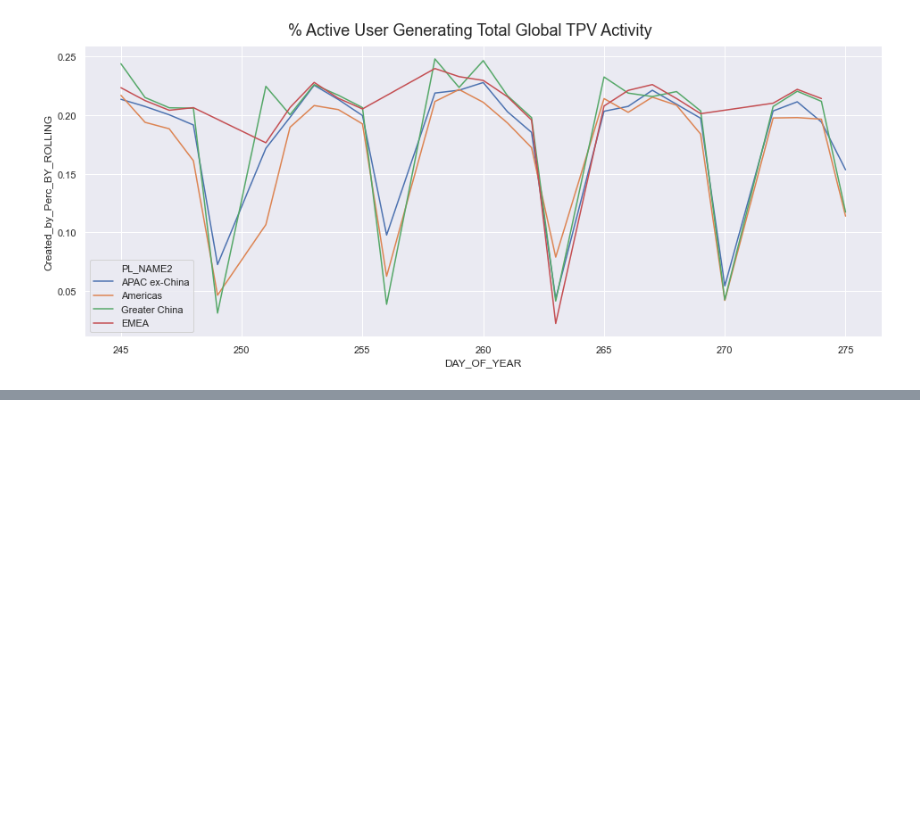
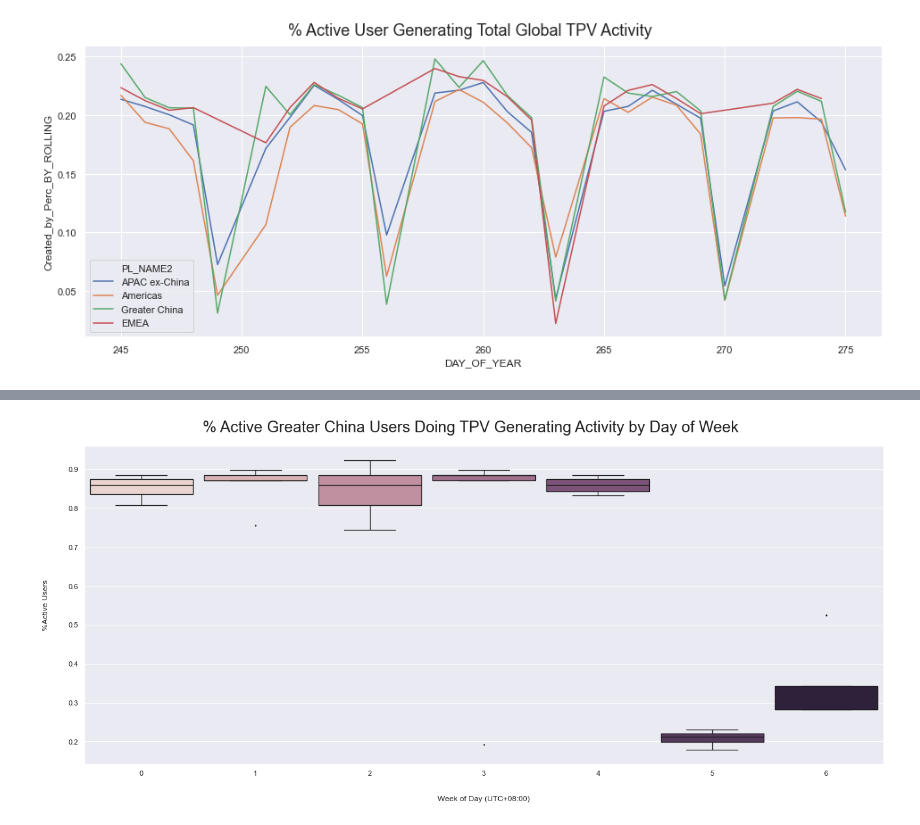
Before and after one commit to CocoZHG611/GC-Data-and-Analytics, a Jupyter notebook: User Activity Hourly.ipynb, the cells around one changed output, grey strips where cells are left out. Drawn from its saved outputs; the diff is of its cells as text; code cells hidden in the pictures; blank space fills up the shorter version.

```diff
--- a/User Activity Hourly.ipynb
+++ b/User Activity Hourly.ipynb
@@ -511,0 +605,12 @@ ax = sns.lineplot(x="DAY_OF_YEAR", y="Created_by_Perc_BY_ROLLING", hue="PL_NAME2
+# %%
+df_population = df
+df_population= df_population.loc[df_population.ACTIVITY_YEAR_NUMBER >= 2020]
+df_population = df_population.loc[df_population.ACTIVITY_MONTH_NUMBER == 9]
+df_population = offset_days(df_population, 8)
+df_working = shape_week_box(df_population)
+df_working['DAY_OF_WEEK'].unique()
+
+df_day = df_working.loc[df_working.PL_NAME2 == 'Greater China']
+render_week_box(df_day, "Created_by_Perc", "% Active Greater China Users Doing TPV Generating Activity by Day of Week", offset=8, ylabel='%Active Users')
+# %% [output]
+[figure, added]
```
Also changed, not shown: parts of 3 cells of this notebook.
